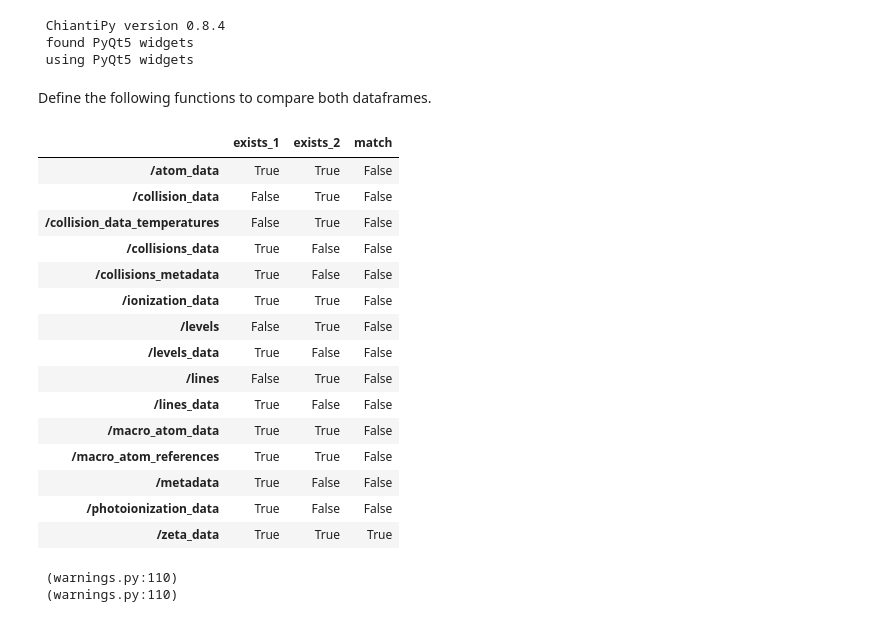
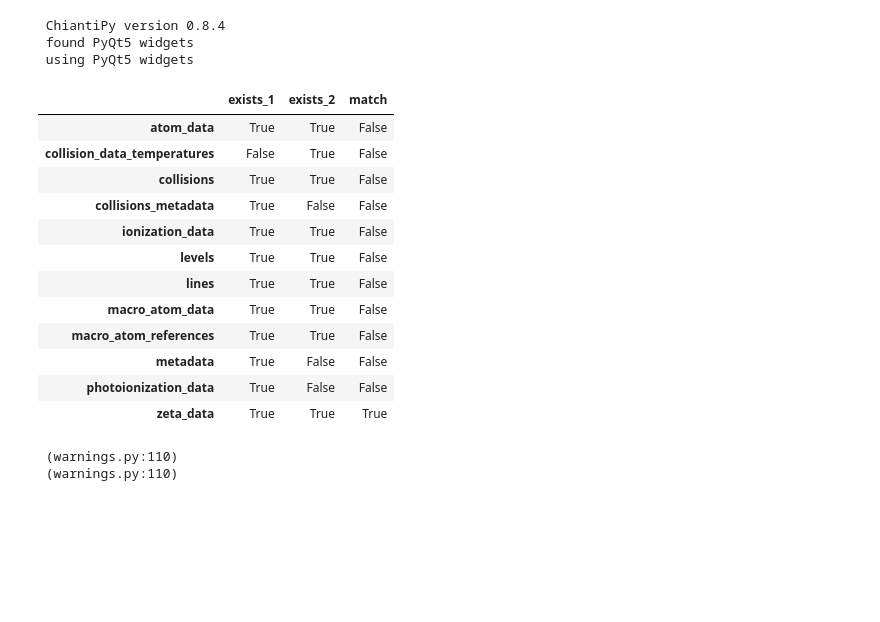
Before and after one commit to tardis-sn/carsus, a Jupyter notebook: docs/development/compare_atomic_files.ipynb, the cells around one changed output. Cells and saved outputs as stored; diff of their text form; code cells hidden in the pictures; blank space fills up the shorter version.

```diff
--- a/docs/development/compare_atomic_files.ipynb
+++ b/docs/development/compare_atomic_files.ipynb
@@ -28,5 +28,3 @@ logger = logging.getLogger(__name__)
 # %%
 ATOM1_PATH = os.environ.get("ATOM1_PATH", None)
 ATOM2_PATH = os.environ.get("ATOM2_PATH", None)
-# %% [markdown]
-Define the following functions to compare both dataframes.
@@ -47,30 +33,25 @@ path = "/home/atharva/workspace/code/tardis-main/carsus/kurucz_cd23_chianti_He_c
 path2 = "/home/atharva/workspace/code/tardis-main/refdata/atom_data/kurucz_cd23_chianti_H_He.h5"
 atc = AtomDataCompare(path, path2)
 atc.setup()
-atc.comparision_table()
-atc.compare(exclude_correct_matches=False)
 atc.set_keys_as_attributes()
+atc.generate_comparison_table()
 # atc.teardown()
-atc.tt
-# %% [output]
-|  | exists_1 | exists_2 | match |
-| /atom_data | True | True | False |
-| /collision_data | False | True | False |
-| /collision_data_temperatures | False | True | False |
-| /collisions_data | True | False | False |
-| /collisions_metadata | True | False | False |
-| /ionization_data | True | True | False |
-| /levels | False | True | False |
-| /levels_data | True | False | False |
-| /lines | False | True | False |
-| /lines_data | True | False | False |
-| /macro_atom_data | True | True | False |
-| /macro_atom_references | True | True | False |
-| /metadata | True | False | False |
-| /photoionization_data | True | False | False |
-| /zeta_data | True | True | True |
 # %%
-atc.set_keys_as_attributes()
+atc.comparison_table_stylized
+# %% [output]
+|  | exists_1 | exists_2 | match |
+| atom_data | True | True | False |
+| collision_data_temperatures | False | True | False |
+| collisions | True | True | False |
+| collisions_metadata | True | False | False |
+| ionization_data | True | True | False |
+| levels | True | True | False |
+| lines | True | True | False |
+| macro_atom_data | True | True | False |
+| macro_atom_references | True | True | False |
+| metadata | True | False | False |
+| photoionization_data | True | False | False |
+| zeta_data | True | True | True |
 # %%
 atc.style_df(key_name="lines", ion="He")
 # %% [output]
```
Also changed, not shown: parts of 3 cells of this notebook, 1 other file.
